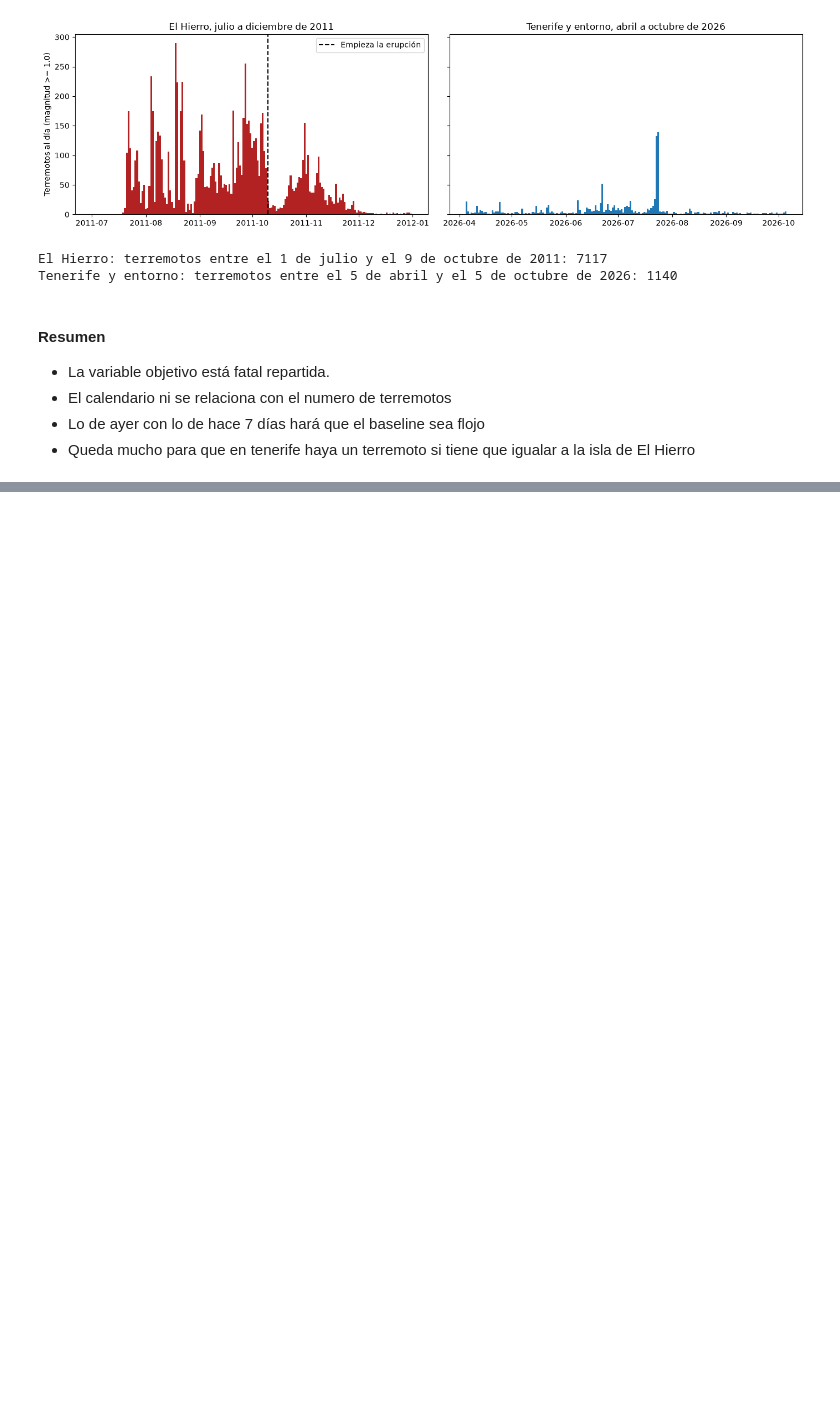
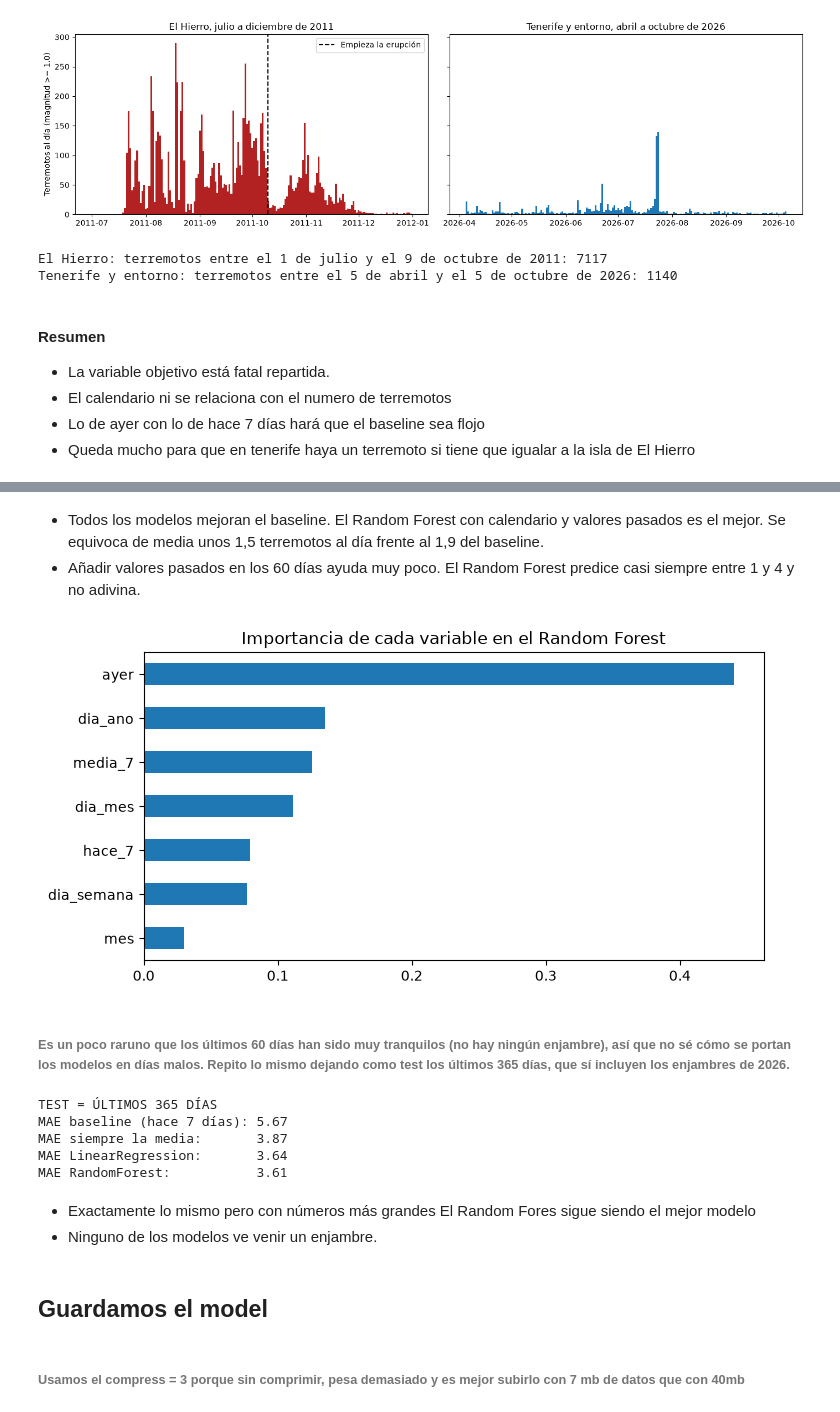
Before and after one commit to c0sh1/vulcano_earthquake, a Jupyter notebook: notebook/EDA.ipynb, the cells around one changed output, grey strips where cells are left out. Drawn from its saved outputs; the diff is of its cells as text; code cells hidden in the pictures; blank space fills up the shorter version.

```diff
--- a/notebook/EDA.ipynb
+++ b/notebook/EDA.ipynb
@@ -466,0 +498,9 @@ Tenerife y entorno: terremotos entre el 5 de abril y el 5 de octubre de 2026: 11
+# %%
+train = datos.iloc[:-60]
+test = datos.iloc[-60:]
+
+print("Train:", train["fecha"].min().date(), "a", train["fecha"].max().date(), "->", len(train), "días")
+print("Test: ", test["fecha"].min().date(), "a", test["fecha"].max().date(), "->", len(test), "días")
+
+y_train = train["terremotos"]
+y_test = test["terremotos"]
@@ -466,0 +627,51 @@ Tenerife y entorno: terremotos entre el 5 de abril y el 5 de octubre de 2026: 11
+# %% [markdown]
+* Todos los modelos mejoran el baseline. El Random Forest con calendario y valores pasados es el mejor. Se equivoca de media unos 1,5 terremotos al día frente al 1,9 del baseline.
+* Añadir valores pasados en los 60 días ayuda muy poco. El Random Forest predice casi siempre entre 1 y 4 y no adivina.
+# %%
+# Qué variables usa más el Random Forest
+importancias = pd.Series(rf.feature_importances_, index=cols_todas).sort_values()
+
+plt.figure(figsize=(8, 4))
+importancias.plot(kind="barh")
+plt.title("Importancia de cada variable en el Random Forest")
+plt.show()
+# %% [output]
+[figure, added]
+# %% [markdown]
+###### Es un poco raruno que los últimos 60 días han sido muy tranquilos (no hay ningún enjambre), así que no sé cómo se portan los modelos en días malos. Repito lo mismo dejando como test los últimos 365 días, que sí incluyen los enjambres de 2026.
+# %%
+train_365 = datos.iloc[:-365]
+test_365 = datos.iloc[-365:]
+
+mae_baseline_365 = mean_absolute_error(test_365["terremotos"], test_365["hace_7"])
+mae_media_365 = mean_absolute_error(test_365["terremotos"],
+                                    np.full(len(test_365), train_365["terremotos"].mean()))
+
+scaler_365 = StandardScaler()
+lr_365 = LinearRegression()
+lr_365.fit(scaler_365.fit_transform(train_365[cols_todas]), train_365["terremotos"])
+mae_lr_365 = mean_absolute_error(test_365["terremotos"],
+                                 lr_365.predict(scaler_365.transform(test_365[cols_todas])))
+
+rf_365 = RandomForestRegressor(n_estimators=200, random_state=42)
+rf_365.fit(train_365[cols_todas], train_365["terremotos"])
+mae_rf_365 = mean_absolute_error(test_365["terremotos"], rf_365.predict(test_365[cols_todas]))
+
+print("TEST = ÚLTIMOS 365 DÍAS")
+print("MAE baseline (hace 7 días):", round(mae_baseline_365, 2))
+print("MAE siempre la media:      ", round(mae_media_365, 2))
+print("MAE LinearRegression:      ", round(mae_lr_365, 2))
+print("MAE RandomForest:          ", round(mae_rf_365, 2))
+# %% [output]
+TEST = ÚLTIMOS 365 DÍAS
+MAE baseline (hace 7 días): 5.67
+MAE siempre la media:       3.87
+MAE LinearRegression:       3.64
+MAE RandomForest:           3.61
+# %% [markdown]
+* Exactamente lo mismo pero con números más grandes El Random Fores sigue siendo el mejor modelo
+* Ninguno de los modelos ve venir un enjambre.
+# %% [markdown]
+## Guardamos el model
+# %% [markdown]
+###### Usamos el compress = 3 porque sin comprimir, pesa demasiado y es mejor subirlo con 7 mb de datos que con 40mb
```
Also changed, not shown: parts of 19 cells of this notebook, 3 other files.
